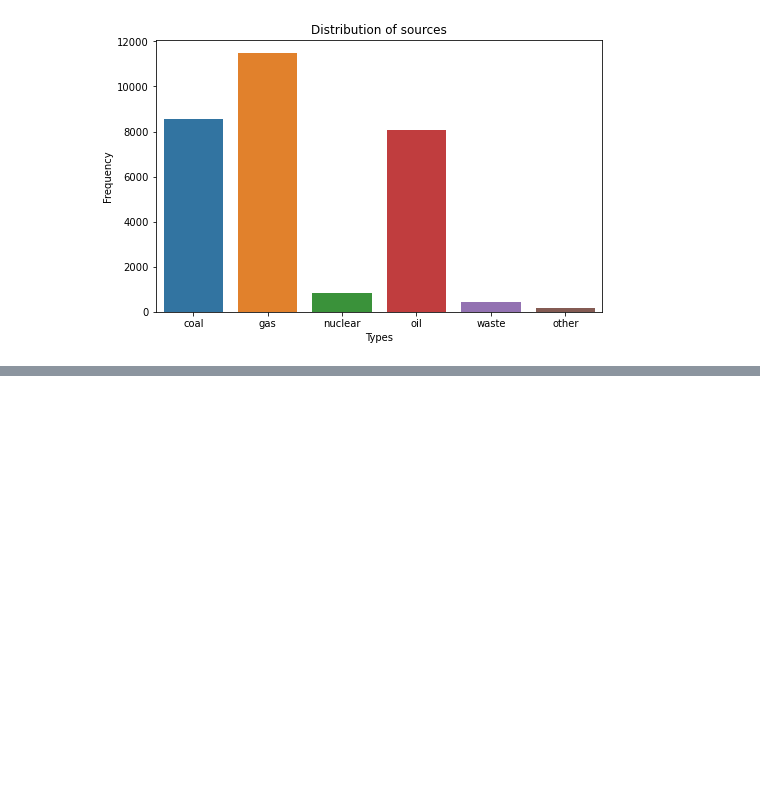
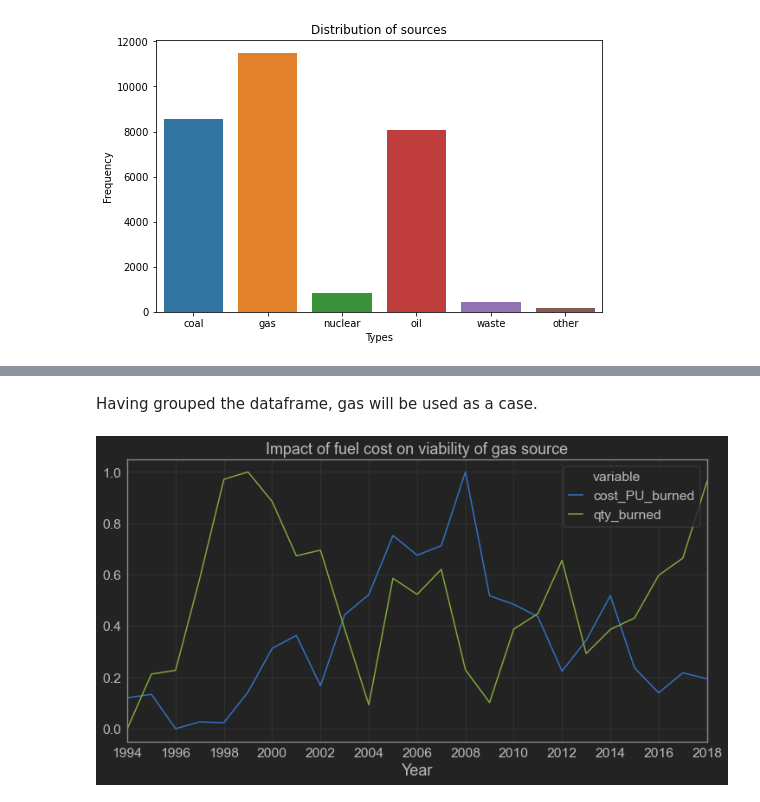
Before and after one commit to omotayo-alade/ham20-internship, a Jupyter notebook: stage1/explore-Copy1.ipynb, the cells around one changed output, grey strips where cells are left out. Saved outputs shown, nothing was run; the diff lists cells and outputs as text; code cells hidden in the pictures; blank space fills up the shorter version.

```diff
--- a/stage1/explore-Copy1.ipynb
+++ b/stage1/explore-Copy1.ipynb
@@ -280,0 +259,3 @@ plt.show()
+# %%
+df['delivery_cost'] = df['qty_burned'] * df['cost_PU_delivered']
+df['operational_cost'] = df['total_energy/fuel_cost'] + df['delivery_cost']
@@ -280,0 +281,2 @@ plt.show()
+# %%
+impact = df.groupby(['year', 'type'], as_index=False).agg({'cost_PU_burned':'mean', 'qty_burned':'mean'})
@@ -280,0 +292,20 @@ plt.show()
+# %% [markdown]
+Having grouped the dataframe, gas will be used as a case.
+# %%
+gas = impact.loc[impact['type'] == 'gas', ['year', 'cost_PU_burned', 'qty_burned']]
+from sklearn.preprocessing import MinMaxScaler
+gas[['cost_PU_burned', 'qty_burned']] = MinMaxScaler().fit_transform(gas[['cost_PU_burned', 'qty_burned']])
+
+gas_melt = pd.melt(gas, id_vars='year', value_vars=['cost_PU_burned', 'qty_burned'])
+
+fig, ax = plt.subplots(figsize=(12,6))
+ax = sns.lineplot(x='year', y='value', hue='variable', data=gas_melt)
+ax.set_title('Impact of fuel cost on viability of gas source')
+ax.set_xlabel('Year')
+ax.set_ylabel('')
+ax.set_xlim(1994,2018)
+plt.xticks(np.arange(1994, 2018+1, 2))
+ax.legend(loc='upper right', handlelength=1)
+plt.show()
+# %% [output]
+[figure, added]
```
Also changed, not shown: parts of 28 cells of this notebook.
